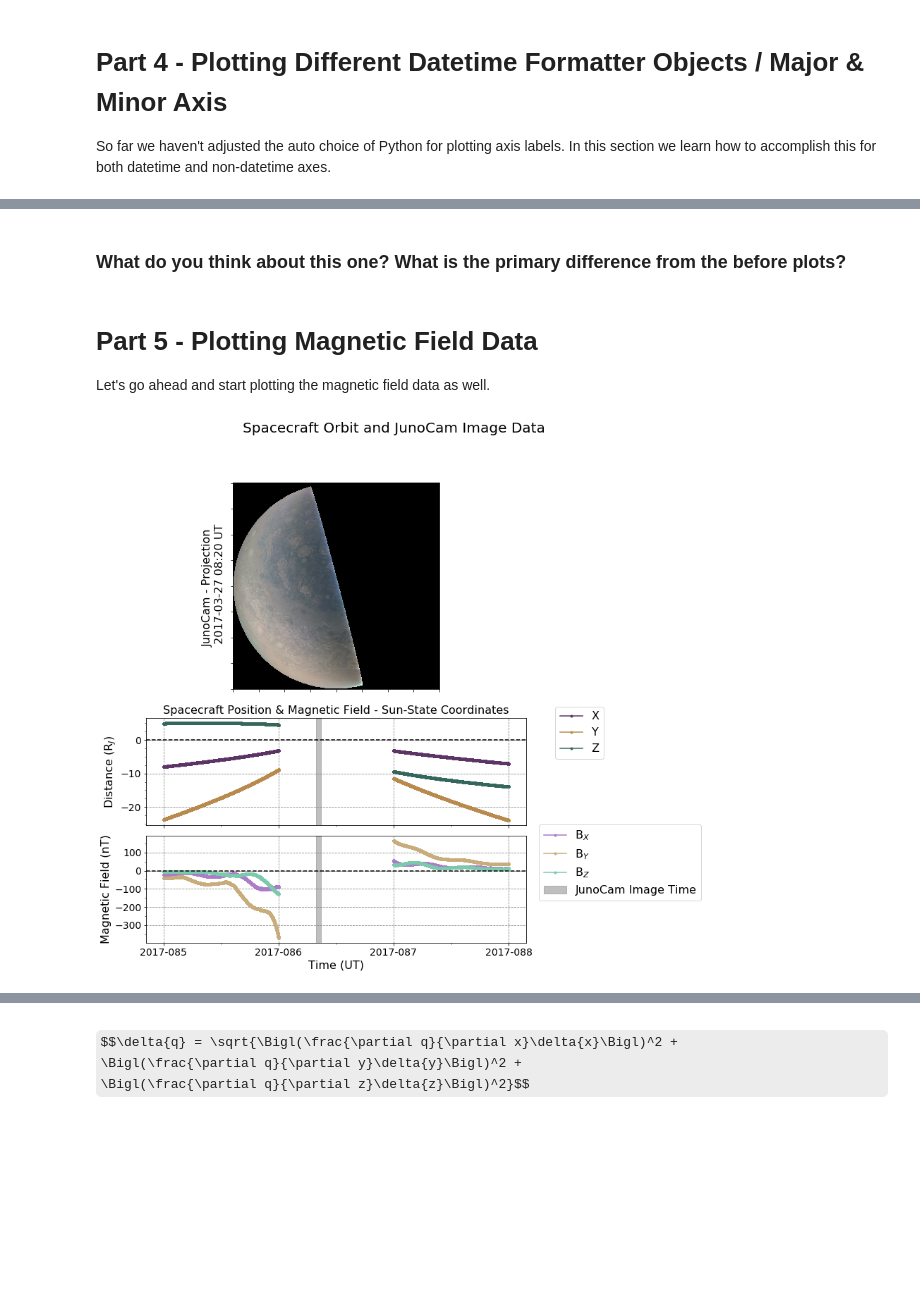
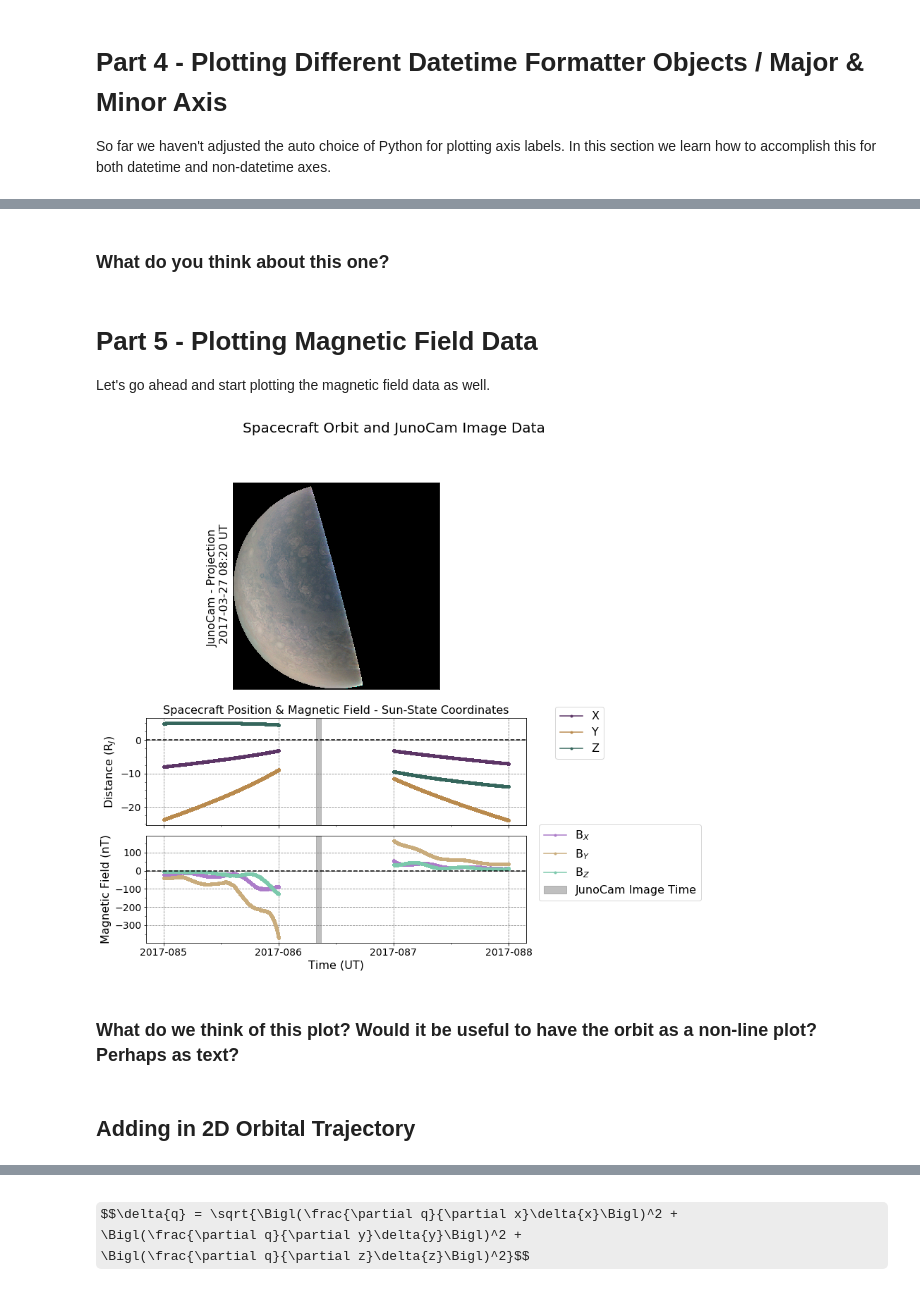
Before and after one commit to abbyazari/data_vis_statistics_geosciences, a Jupyter notebook: Lab4/Lab4_JupiterFlyBy.ipynb, the cells around one changed output, grey strips where cells are left out. Drawn from its saved outputs; the diff is of its cells as text; code cells hidden in the pictures; some formulas as TeX source; blank space fills up the shorter version.

```diff
--- a/Lab4/Lab4_JupiterFlyBy.ipynb
+++ b/Lab4/Lab4_JupiterFlyBy.ipynb
@@ -414,7 +465,11 @@ image was taken? Let's learn some useful effects of having a datetime index here
 #this command resamples our array at the 1S frequency ie it adds in values where there are
 #missing values and fills with NAN
 
-oneSecDataFGM = (dataFGM.resample('1S').asfreq()).copy()
+oneSecDataFGM = (dataFGM.resample('1S').asfreq())
+
+
+#And now let's check the lengths again -
+
 print(len(oneSecDataFGM), (24*3*60*60), len(dataFGM))
 # %% [output]
 259199 259200 172787
@@ -566,5 +622,5 @@ ax2.legend(bbox_to_anchor = (1.18, 1.141), prop={'size':18})
 # %% [markdown]
-### What do you think about this one? What is the primary difference from the before plots?
+### What do you think about this one?
 # %% [markdown]
 # Part 5 - Plotting Magnetic Field Data
 
@@ -601,8 +657,8 @@ ax2.set_title('Spacecraft Position & Magnetic Field - Sun-State Coordinates', fo
 
 #setting tick parameters to null - these are just pixel values so in this case, not
 #incredibly informative
-ax1.set_xticklabels([]) #make the tick labels
-ax1.set_yticklabels([]) #make the tick labels
+ax1.tick_params(bottom = False, labelbottom = False, left = False, labelleft = False)
+
 
 ax2.tick_params(labelsize = 14)
 #set up the grid
@@ -630,33 +686,37 @@ ax3.xaxis.set_minor_locator(mdt.HourLocator(np.arange(0, 24, 12)))
 ax3.xaxis.set_major_locator(mdt.DayLocator())
 #SET FORMAT
 ax3.xaxis.set_major_formatter(mdt.DateFormatter('%Y-%j'))
 
 #set up the grid
 ax2.grid(color = 'gray', linestyle = 'dashed')
 
 ax2.axvspan(imgTime - dt.timedelta(minutes = 30), imgTime + dt.timedelta(minutes = 30),
             alpha = 0.5, color ='gray')
 ax3.axvspan(imgTime - dt.timedelta(minutes = 30), imgTime + dt.timedelta(minutes = 30),
             alpha = 0.5, color ='gray', label = 'JunoCam Image Time')
 
 ax3.plot(oneSecDataFGM.index.to_pydatetime(), oneSecDataFGM['B_X'], marker = '.',
          color = '#ac7cc9', label = 'B$_{X}$')
 ax3.plot(oneSecDataFGM.index.to_pydatetime(), oneSecDataFGM['B_Y'], marker = '.',
          color = '#c9ac7c', label = 'B$_{Y}$')
 ax3.plot(oneSecDataFGM.index.to_pydatetime(), oneSecDataFGM['B_Z'], marker = '.',
          color = '#7cc9ac', label = 'B$_{Z}$')
 
 ax3.axhline(y=0.0, color = 'k', linestyle = '--')
 ax3.set_ylabel('Magnetic Field (nT)', fontsize = 16)
 ax3.set_xlabel('Time (UT)', fontsize = 16)
 
 ax2.legend(bbox_to_anchor = (1.22, 1.16), prop={'size':16})
 ax3.legend(bbox_to_anchor = (1.02, 1.16), prop={'size':16})
 
 ax3.tick_params(labelsize = 14)
 #set up the grid
 ax3.grid(color = 'gray', linestyle = 'dashed')
 # %% [output]
-[figure, old version]
+[figure, new version]
+# %% [markdown]
+### What do we think of this plot? Would it be useful to have the orbit as a non-line plot? Perhaps as text?
+# %% [markdown]
+## Adding in 2D Orbital Trajectory
 # %%
 fig = plt.figure(figsize=(13, 12))
```
Also changed, not shown: parts of 62 cells of this notebook, 1 other file.
